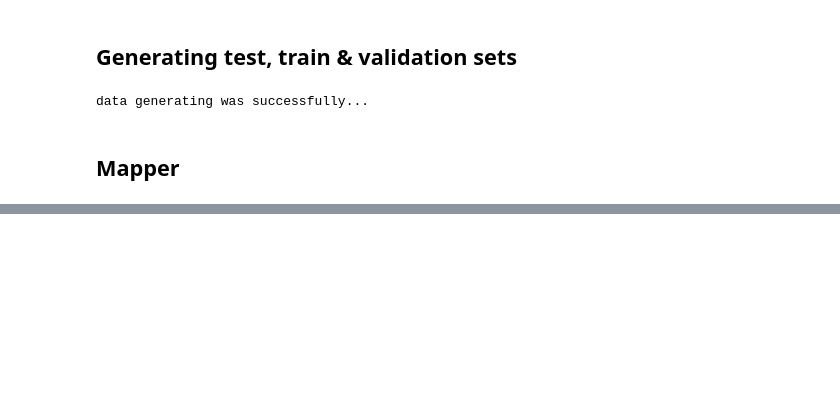
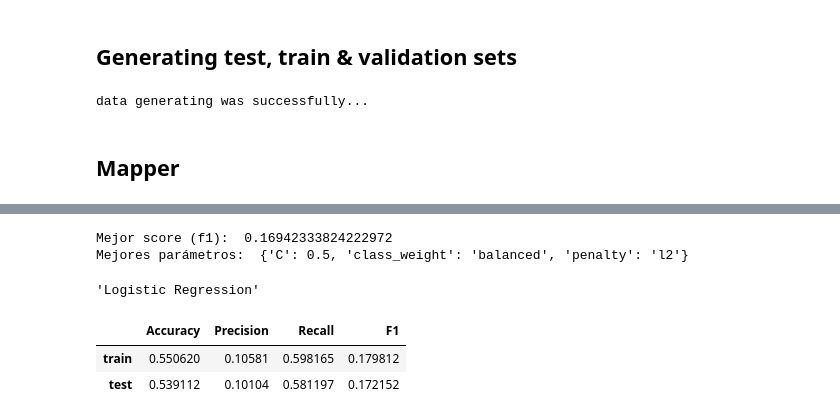
Before and after one commit to AgusTrulli/ML_Grupo_2, a Jupyter notebook: tp2_experimentation.ipynb, the cells around one changed output, grey strips where cells are left out. Cells and saved outputs as stored; diff of their text form; code cells hidden in the pictures; blank space fills up the shorter version.

```diff
--- a/tp2_experimentation.ipynb
+++ b/tp2_experimentation.ipynb
@@ -89,4 +106,0 @@ df_clients.loc[df_clients.months_employed >= 205, 'months_employed_range'] = '(2
-# %%
-# Childs
-df_clients.loc[::, 'has_childs'] = 1
-df_clients.loc[df_clients.cnt_children == 0, 'has_childs'] = 0
@@ -513,0 +364,25 @@ train[train.name_education_type == 'Academic degree']
+# %%
+def get_logistic_regression_config():
+    params = {
+            'penalty': ['l1', 'l2', 'elasticnet'],
+            'C': [0.1, 1, 0.5],
+            'class_weight': [{0: 1, 1: 2}, 'balanced']
+        }
+
+    model = LogisticRegression(random_state=1)
+
+    return model, params
+# %%
+model, parameters = get_logistic_regression_config()
+
+grid_search_logistic_regression = GridSearchCV(model, parameters,
+                                               scoring='f1', verbose=1)
+
+pipe_logistic_regression = Pipeline([
+    ('mapper', mapper),
+    ('imputer', IterativeImputer(random_state=1)),
+    ('classifier', grid_search_logistic_regression),
+])
+
+
+pipe_logistic_regression.fit(train, train.target)
@@ -513,0 +425,13 @@ train[train.name_education_type == 'Academic degree']
+# %%
+print('Mejor score (f1): ', grid_search_logistic_regression.best_score_)
+print('Mejores parámetros: ', grid_search_logistic_regression.best_params_)
+# %% [output]
+Mejor score (f1):  0.16942333824222972
+Mejores parámetros:  {'C': 0.5, 'class_weight': 'balanced', 'penalty': 'l2'}
+# %%
+evaluate_model(pipe_logistic_regression, title='Logistic Regression')
+# %% [output]
+'Logistic Regression'
+|  | Accuracy | Precision | Recall | F1 |
+| train | 0.550620 | 0.10581 | 0.598165 | 0.179812 |
+| test | 0.539112 | 0.10104 | 0.581197 | 0.172152 |
```
Also changed, not shown: parts of 117 cells of this notebook.
